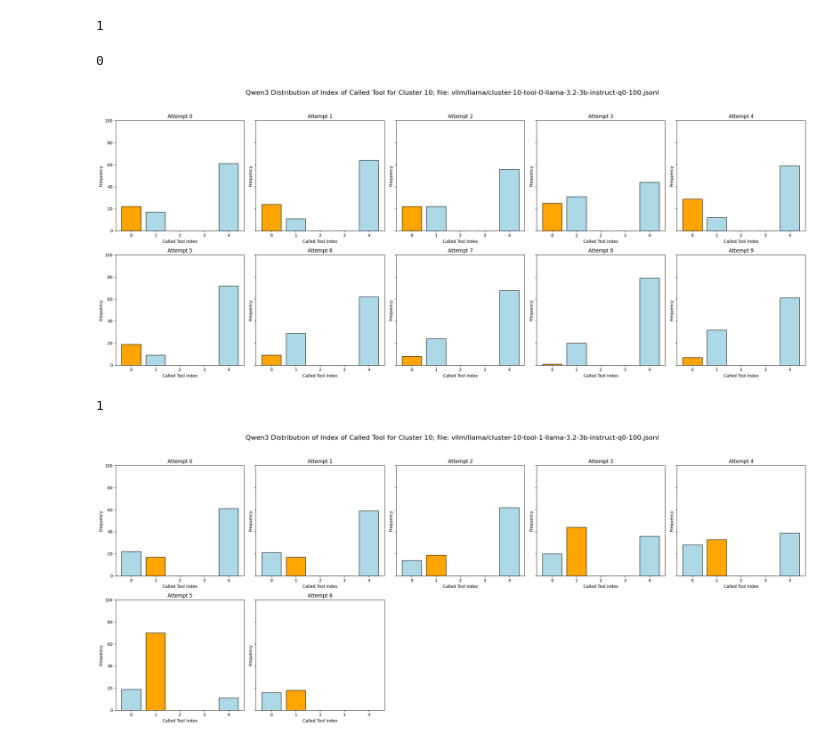
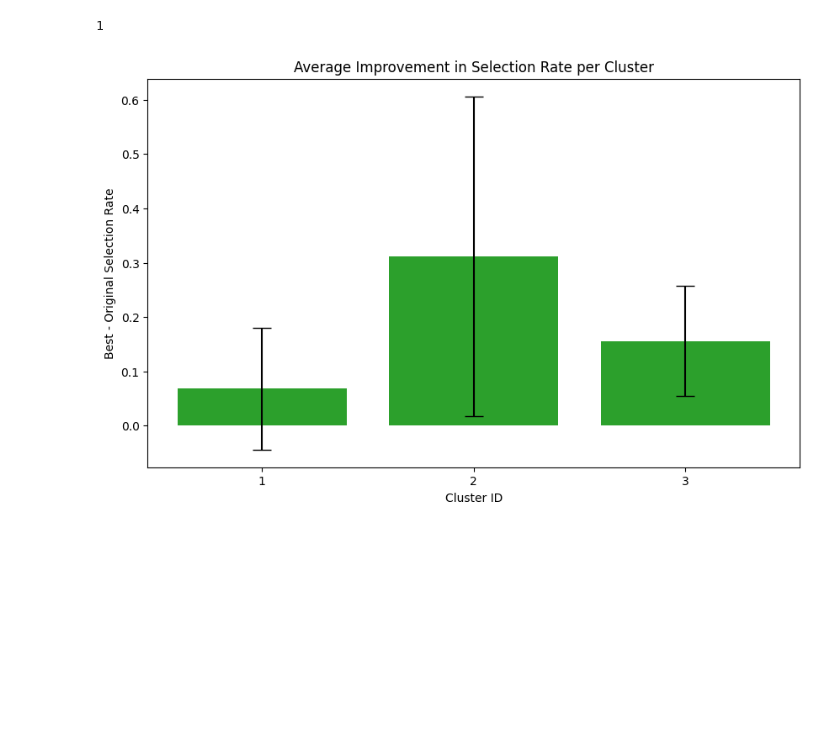
Before and after one commit to j-sneh/thesis-experiments, a Jupyter notebook: results/cluster-analysis.ipynb, the cells around one changed output. Saved outputs shown, nothing was run; the diff lists cells and outputs as text; code cells hidden in the pictures; blank space fills up the shorter version.

Commit message:
plot avg improvements

```diff
--- a/results/cluster-analysis.ipynb
+++ b/results/cluster-analysis.ipynb
@@ -100,38 +100,65 @@ def plot_file(file_path):
     cluster_id = df['cluster_id'][0]
     print(target_tool)
     # find index of first called tool
     df['called_tool_index'] = df.apply(
         lambda row: safe_index(list(map(lambda x: x['function']['name'], row['tools_provided'])), row['called_tool_names'][0]),
         axis=1
     )
 
     # Get total number of unique attempts
     num_attempts = df['attempt'].nunique()
     num_rows = (num_attempts + 4) // 5  # Round up division to determine number of rows needed
 
     # Create a grid with enough subplots for all attempts
     fig, axes = plt.subplots(num_rows, 5, figsize=(24, 5*num_rows), sharey=True)
     axes = axes.flatten()
 
     # Plot each attempt
     for i, attempt_number in enumerate(sorted(df['attempt'].unique())):
         plot_called_tool_index_distribution(df, attempt_number, ax=axes[i])
 
     # Hide any unused subplots
     for j in range(i+1, len(axes)):
         axes[j].axis('off')
 
     plt.suptitle(f'Qwen3 Distribution of Index of Called Tool for Cluster {cluster_id}; file: {file_path}', fontsize=16)
     plt.tight_layout(rect=[0, 0, 1, 0.95])
     plt.show()
 
-cluster_id = 10
+def get_differential(file_path):
+    df = pd.read_json(file_path, lines=True)
+    # Group by 'attempt' and compute the mean of 'target_tool_selected'
+    mean_selected = df.groupby('attempt')['target_tool_selected'].mean()
+    return mean_selected
 
-for file in sorted(os.listdir('vllm/llama')):
-    if f'cluster-{cluster_id}-' in file and not file.endswith('improvement_history.jsonl'):
-        plot_file(f'vllm/llama/{file}')
+
+
+best_minus_original_per_cluster = []
+
+model = 'qwen3'
+n_clust = 3
+for cluster_id in range(1, n_clust + 1):
+    diffs_list = []
+    for file in sorted(os.listdir(f'vllm/{model}')):
+        if f'cluster-{cluster_id}-' in file and not file.endswith('improvement_history.jsonl'):
+            diffs = get_differential(f'vllm/{model}/{file}')
+            origin = diffs.iloc[0]
+            best = diffs.max()
+            diffs_list.append(best - origin)
+    if diffs_list:
+        best_minus_original_per_cluster.append(diffs_list)
+
+# Compute mean and std error for each cluster
+means = [np.nanmean(vals) for vals in best_minus_original_per_cluster]
+stds = [np.std(vals) if len(vals) > 0 else 0 for vals in best_minus_original_per_cluster]
+
+fig, ax = plt.subplots(figsize=(10, 6))
+x = np.arange(1, n_clust + 1)
+ax.bar(x, means, yerr=stds, capsize=8, color='#2ca02c')
+ax.set_xlabel('Cluster ID')
+ax.set_ylabel('Best - Original Selection Rate')
+ax.set_title('Average Improvement in Selection Rate per Cluster')
+ax.set_xticks(x)
+plt.show()
 # %% [output]
-0
-[figure, old version]
+[figure, new version]
-1
-[figure, removed]
```
